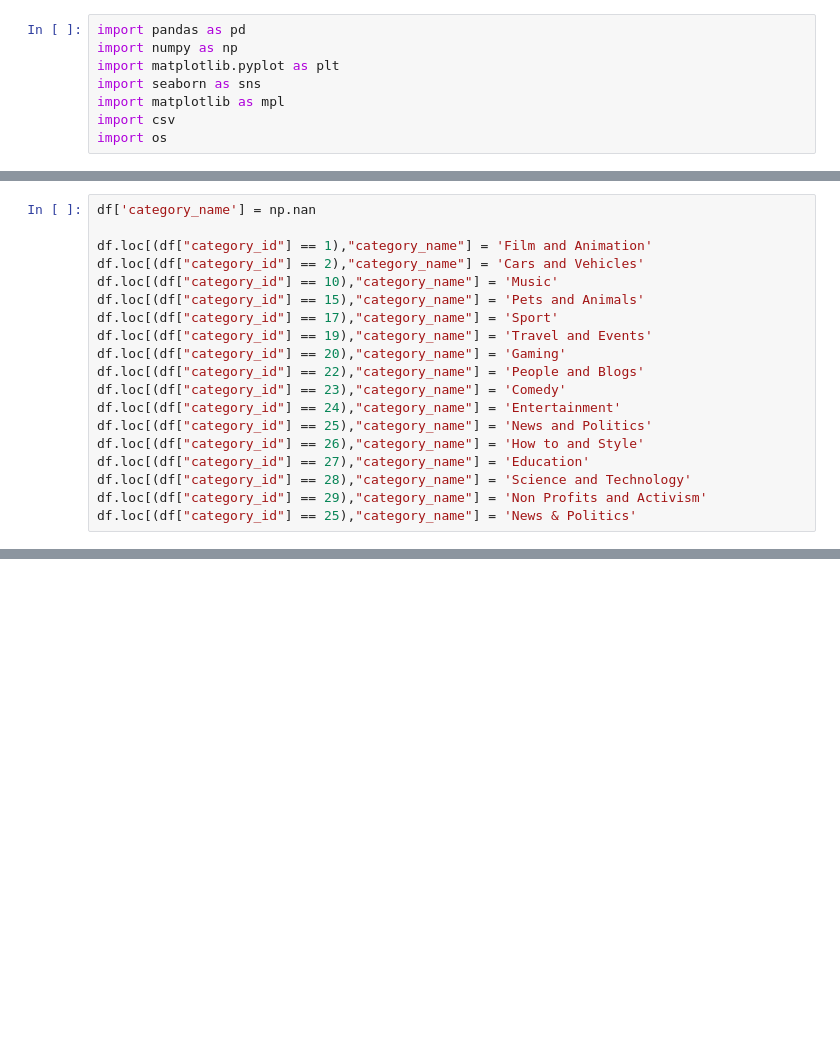
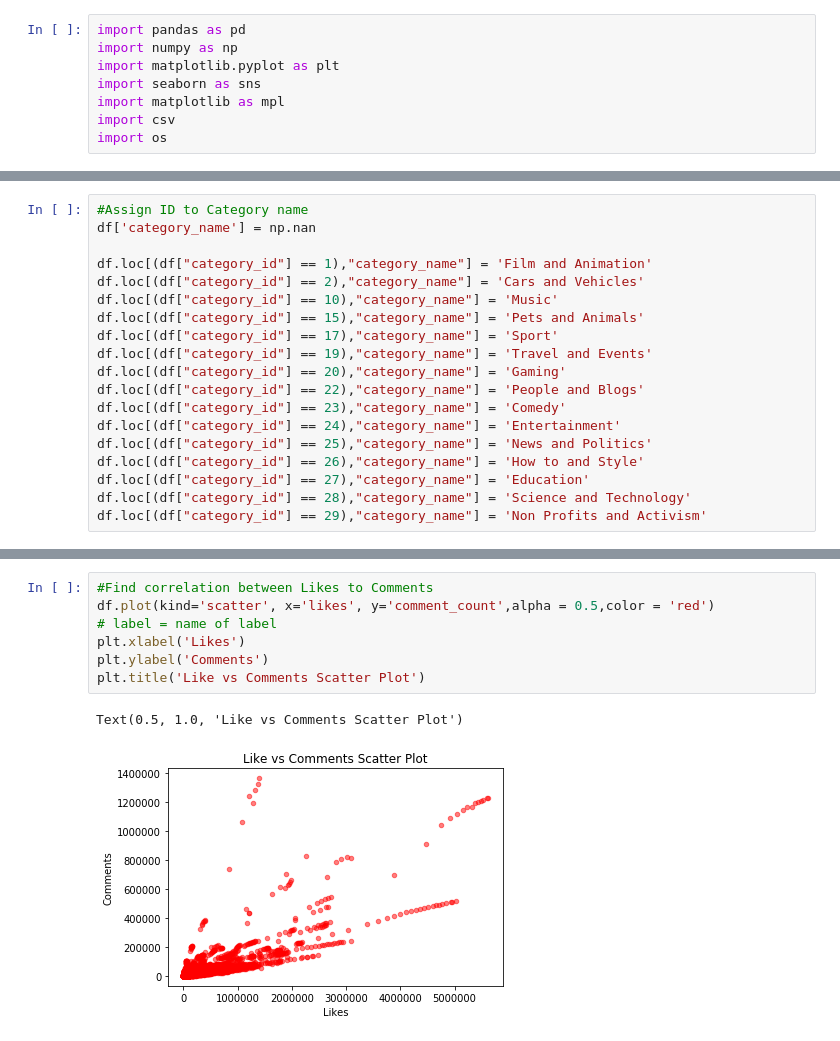
Before and after one commit to danjamlee/Project-1, a Jupyter notebook: Cree_1.ipynb, the cells around one changed output, grey strips where cells are left out. Saved outputs shown, nothing was run; the diff lists cells and outputs as text; blank space fills up the shorter version.

```diff
--- a/Cree_1.ipynb
+++ b/Cree_1.ipynb
@@ -17,6 +17,7 @@ df.head()
 | 3 | puqaWrEC7tY | 17.14.11 | Nickelback Lyrics: Real or Fake? | Good Mythical Morning | 24 | 2017-11-13T11:00:04.000Z | rhett and link|"gmm"|"good mythic... | 343168 | 10172 | ... |
 | 4 | d380meD0W0M | 17.14.11 | I Dare You: GOING BALD!? | nigahiga | 24 | 2017-11-12T18:01:41.000Z | ryan|"higa"|"higatv"|"nigahiga"|"... | 2095731 | 132235 | ... |
 # %%
+#Assign ID to Category name
 df['category_name'] = np.nan
 
 df.loc[(df["category_id"] == 1),"category_name"] = 'Film and Animation'
@@ -34,4 +35,3 @@ df.loc[(df["category_id"] == 26),"category_name"] = 'How to and Style'
 df.loc[(df["category_id"] == 27),"category_name"] = 'Education'
 df.loc[(df["category_id"] == 28),"category_name"] = 'Science and Technology'
 df.loc[(df["category_id"] == 29),"category_name"] = 'Non Profits and Activism'
-df.loc[(df["category_id"] == 25),"category_name"] = 'News & Politics'
@@ -60,0 +60,10 @@ Name: category_name, dtype: int64
+# %%
+#Find correlation between Likes to Comments
+df.plot(kind='scatter', x='likes', y='comment_count',alpha = 0.5,color = 'red')
+# label = name of label
+plt.xlabel('Likes')
+plt.ylabel('Comments')
+plt.title('Like vs Comments Scatter Plot')
+# %% [output]
+Text(0.5, 1.0, 'Like vs Comments Scatter Plot')
+[figure, added]
```
Also changed, not shown: parts of 3 cells of this notebook.
